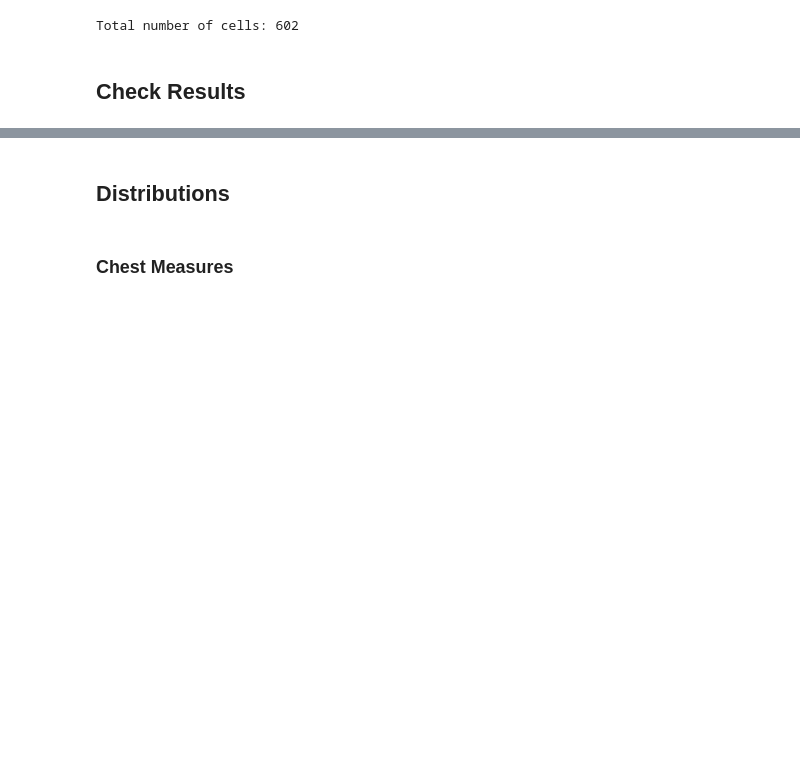
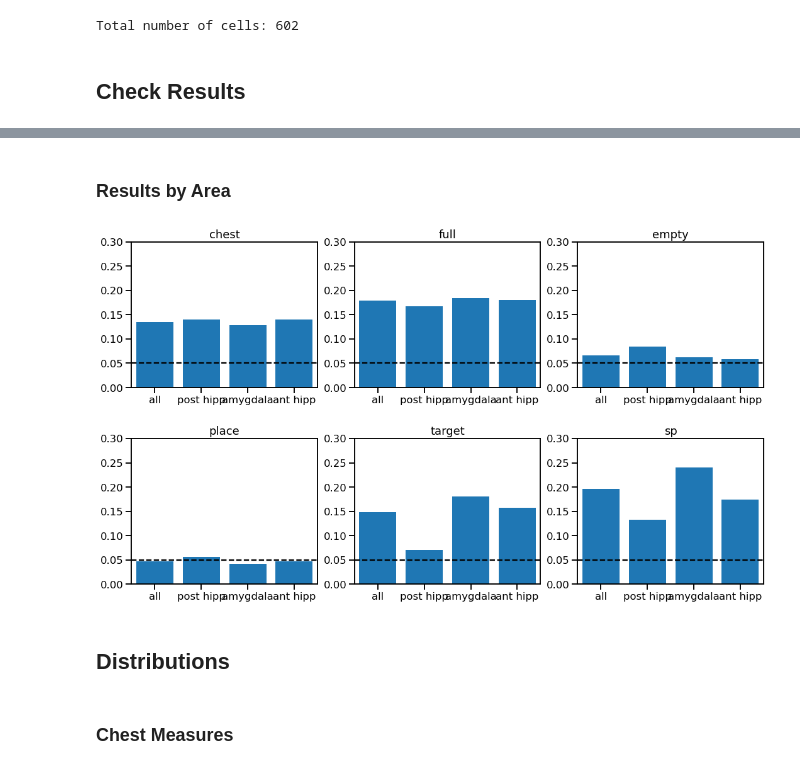
Before and after one commit to HSUPipeline/AnalyzeTH, a Jupyter notebook: notebooks/ExamineResults.ipynb, the cells around one changed output, grey strips where cells are left out. Saved outputs shown, nothing was run; the diff lists cells and outputs as text; code cells hidden in the pictures; blank space fills up the shorter version.

```diff
--- a/notebooks/ExamineResults.ipynb
+++ b/notebooks/ExamineResults.ipynb
@@ -137,2 +183,3 @@ Total number of cells: 602
 # %%
-n_cells = len(all_results)
+# Get total number of units
+n_units = len(all_results)
@@ -162,0 +186,10 @@ THF - total cells: 602
+# %%
+# Collect numbers of significant cells
+results = {}
+for analysis in analyses:
+    results[analysis] = sum(all_results['is_' + analysis + '_cell'])
+# %%
+# Check the number & percent of significant cells per analysis
+print('{} - total cells: {}\n'.format(task, n_units))
+for analysis in analyses:
+    print('# {} cells:     \t\t{:3d}  ({:5.2f}%)'.format(analysis, results[analysis], results[analysis] / n_units * 100))
@@ -162,0 +205,2 @@ THF - total cells: 602
+# %% [markdown]
+### Results by Area
@@ -162,0 +209,18 @@ THF - total cells: 602
+# %%
+places = {'area' : areas, 'location' : locations}
+place = 'area'
+# %%
+axes = make_axes(len(analyses), 3, hspace=0.35, figsize=(18, 10))
+for analysis, ax in zip(analyses, axes):
+
+    out = {}
+    out['all'] = results[analysis] / n_units
+
+    for value in places[place]:
+        temp = all_results[all_results[place] == value]
+        out[value] = sum(temp['is_' + analysis + '_cell']) / len(temp)
+
+    plot_bar(out.values(), out.keys(), title=analysis, ylim=[0, 0.30], ax=ax)
+    ax.axhline(0.05, linestyle='--', color='black')
+# %% [output]
+[figure, added]
```
Also changed, not shown: parts of 22 cells of this notebook.
